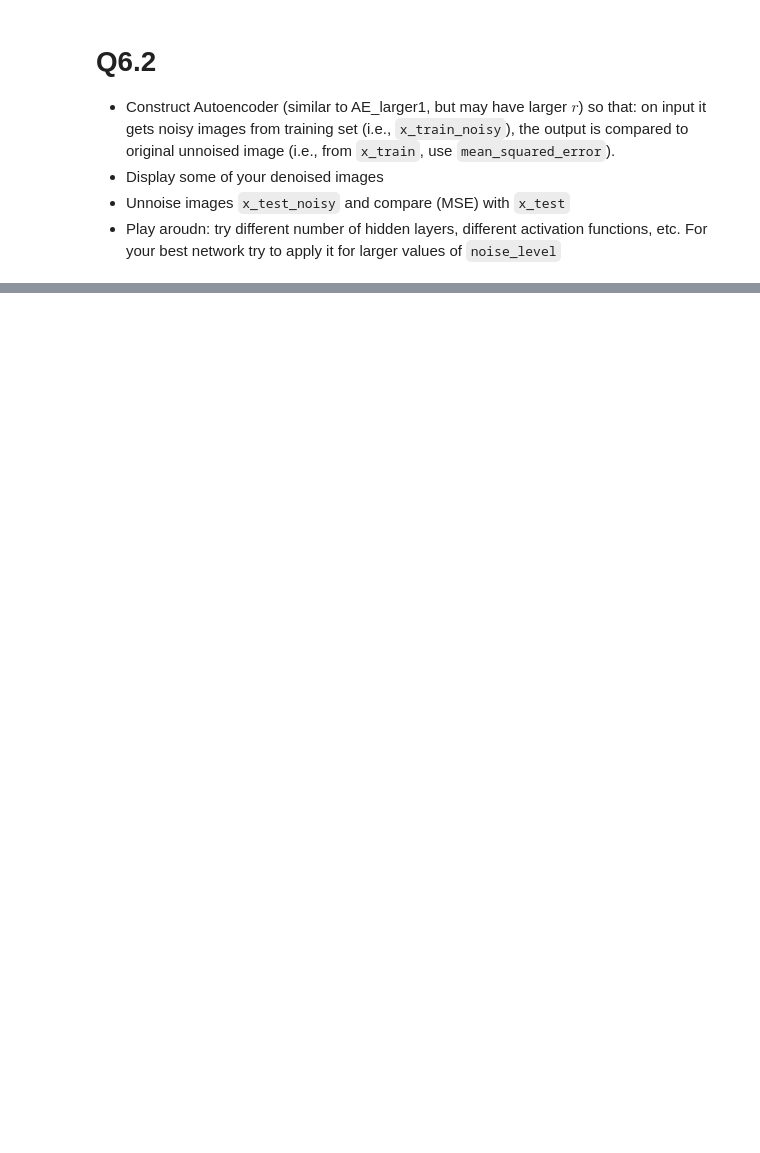
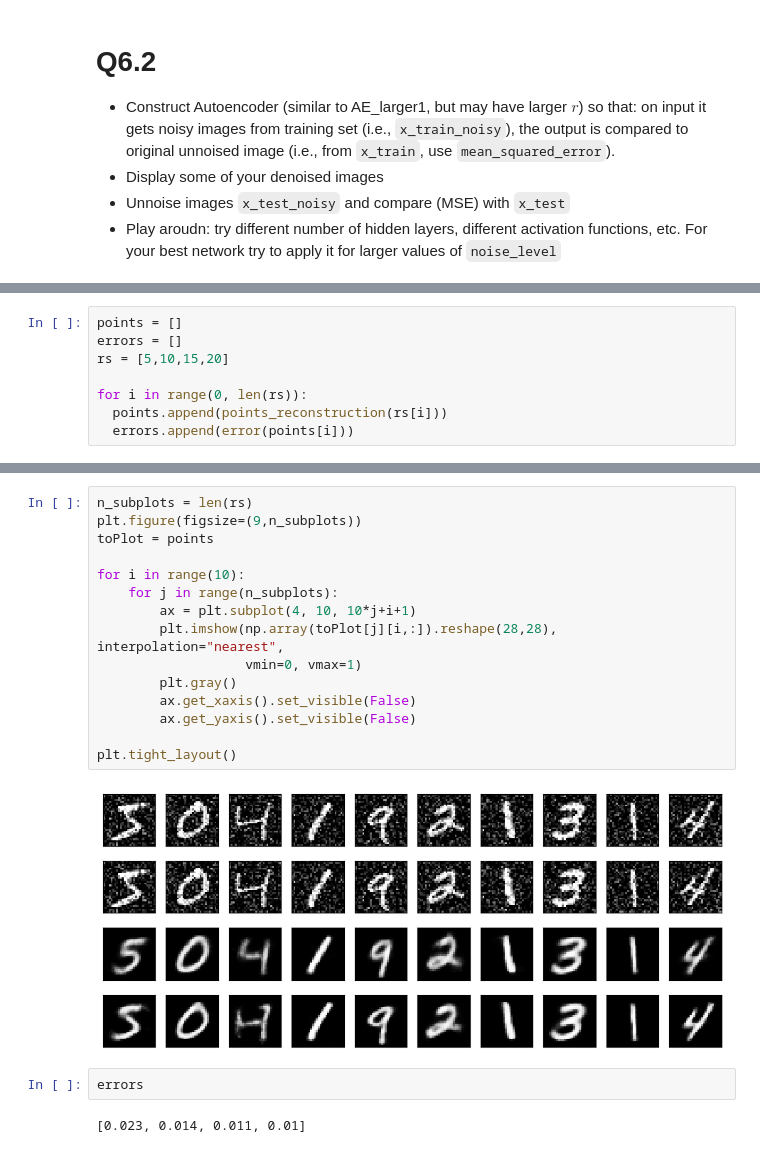
Before and after one commit to gmaad/MetodyKlasRed, a Jupyter notebook: DONE_List_nr_6_intro_nn_AE.ipynb, the cells around one changed output, grey strips where cells are left out. Saved outputs shown, nothing was run; the diff lists cells and outputs as text; blank space fills up the shorter version.

```diff
--- a/DONE_List_nr_6_intro_nn_AE.ipynb
+++ b/DONE_List_nr_6_intro_nn_AE.ipynb
@@ -926,0 +949,8 @@ plt.tight_layout()
+# %%
+points = []
+errors = []
+rs = [5,10,15,20]
+
+for i in range(0, len(rs)):
+  points.append(points_reconstruction(rs[i]))
+  errors.append(error(points[i]))
@@ -926,0 +975,21 @@ plt.tight_layout()
+# %%
+n_subplots = len(rs)
+plt.figure(figsize=(9,n_subplots))
+toPlot = points
+
+for i in range(10):
+    for j in range(n_subplots):
+        ax = plt.subplot(4, 10, 10*j+i+1)
+        plt.imshow(np.array(toPlot[j][i,:]).reshape(28,28), interpolation="nearest",
+                   vmin=0, vmax=1)
+        plt.gray()
+        ax.get_xaxis().set_visible(False)
+        ax.get_yaxis().set_visible(False)
+
+plt.tight_layout()
+# %% [output]
+[figure, added]
+# %%
+errors
+# %% [output]
+[0.023, 0.014, 0.011, 0.01]
```
Also changed, not shown: parts of 3 cells of this notebook.
